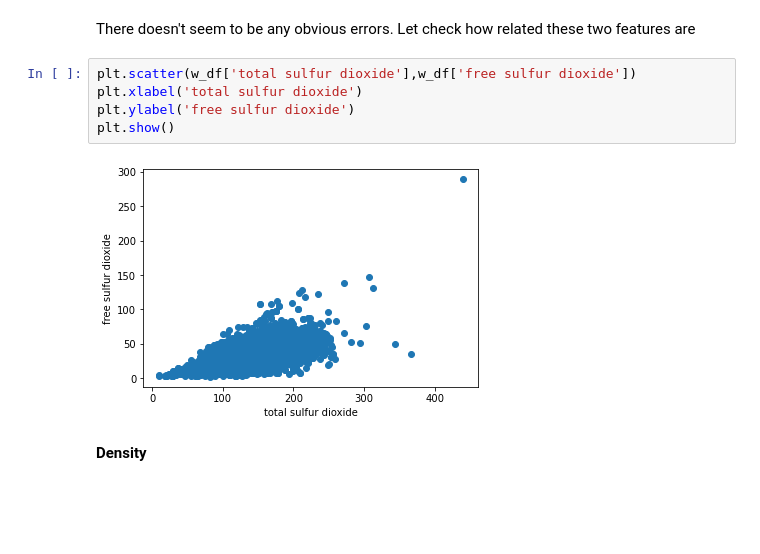
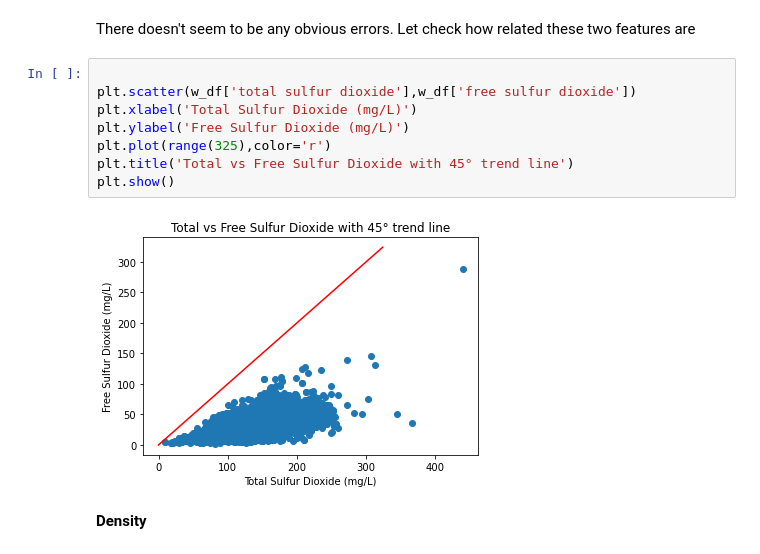
Before and after one commit to clementchen163/Wine-Quality, a Jupyter notebook: Wine Quality Code.ipynb, the cells around one changed output. Saved outputs shown, nothing was run; the diff lists cells and outputs as text; blank space fills up the shorter version.

```diff
--- a/Wine Quality Code.ipynb
+++ b/Wine Quality Code.ipynb
@@ -148,12 +149,15 @@ w_df[w_df['total sulfur dioxide'].sub(w_df['free sulfur dioxide'])<0]
 # %% [markdown]
 There doesn't seem to be any obvious errors. Let check how related these two features are
 # %%
+
 plt.scatter(w_df['total sulfur dioxide'],w_df['free sulfur dioxide'])
-plt.xlabel('total sulfur dioxide')
-plt.ylabel('free sulfur dioxide')
+plt.xlabel('Total Sulfur Dioxide (mg/L)')
+plt.ylabel('Free Sulfur Dioxide (mg/L)')
+plt.plot(range(325),color='r')
+plt.title('Total vs Free Sulfur Dioxide with 45° trend line')
 plt.show()
 # %% [output]
-[figure, old version]
+[figure, new version]
 # %% [markdown]
 **Density**
 # %% [markdown]
```
Also changed, not shown: parts of 14 cells of this notebook.
